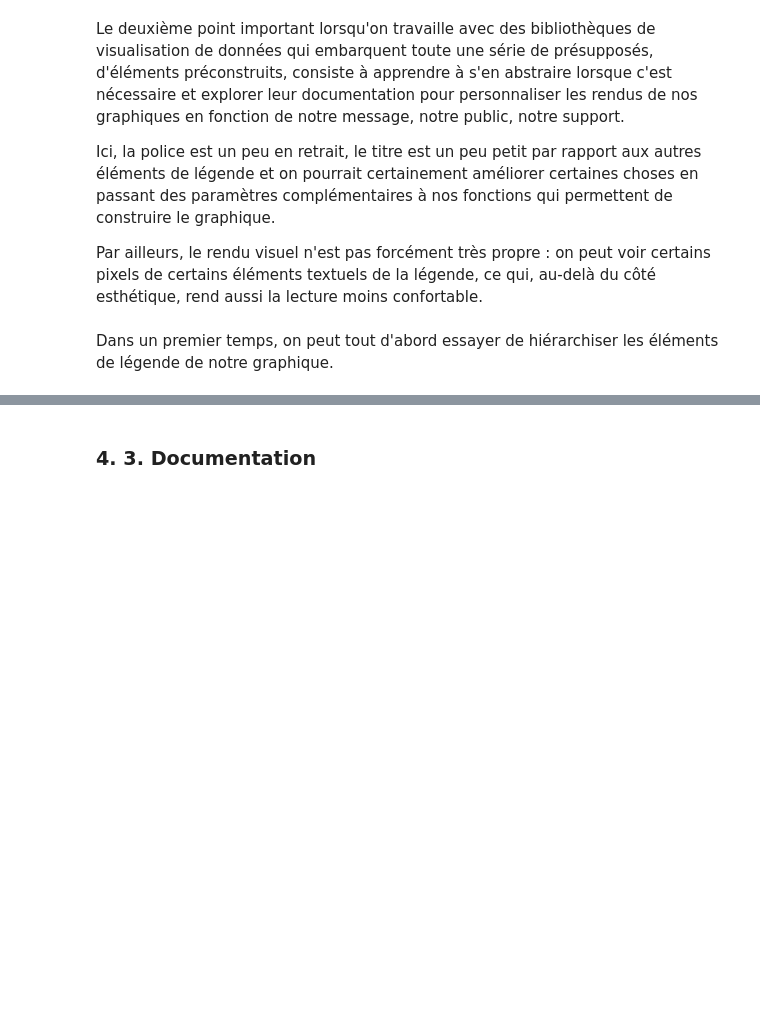
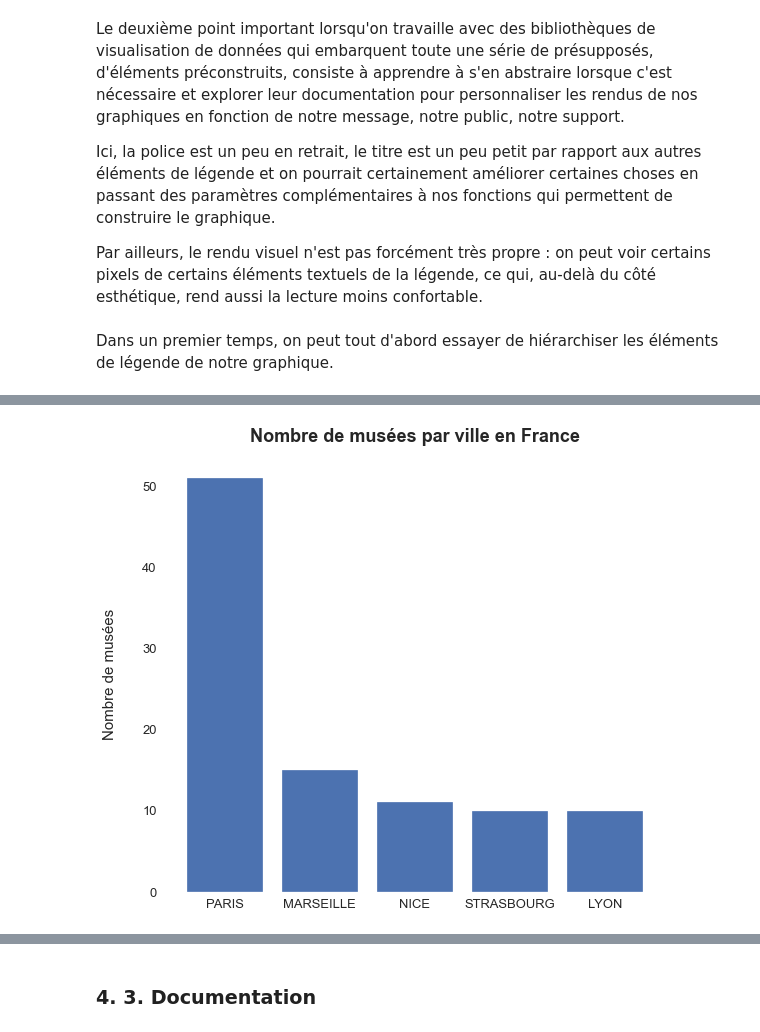
Before and after one commit to RomainMularczyk/cycle_dataviz_python, a Jupyter notebook: Presentation.ipynb, the cells around one changed output, grey strips where cells are left out. Drawn from its saved outputs; the diff is of its cells as text; code cells hidden in the pictures; blank space fills up the shorter version.

```diff
--- a/Presentation.ipynb
+++ b/Presentation.ipynb
@@ -267,0 +301,18 @@ ax.set_title("Nombre de musées par ville en France", fontsize=15);
+# %%
+fig, ax = plt.subplots(figsize=(9, 8))
+ax.bar(x=nom_musees_ville, height=nb_musees_ville)
+ax.grid()
+ax.set_facecolor("white")
+ax.tick_params(axis="x", labelsize=13)
+ax.tick_params(axis="y", labelsize=13)
+ax.set_ylabel(
+    ylabel="Nombre de musées",
+    fontsize=15,
+    labelpad=25) # On modifie le padding du label des ordonnées
+ax.set_title(
+    label="Nombre de musées par ville en France",
+    fontsize=18,
+    fontweight="bold",
+    pad=15); # On modifie le padding du titre du graphique
+# %% [output]
+[figure, added]
```
Also changed, not shown: parts of 20 cells of this notebook.
